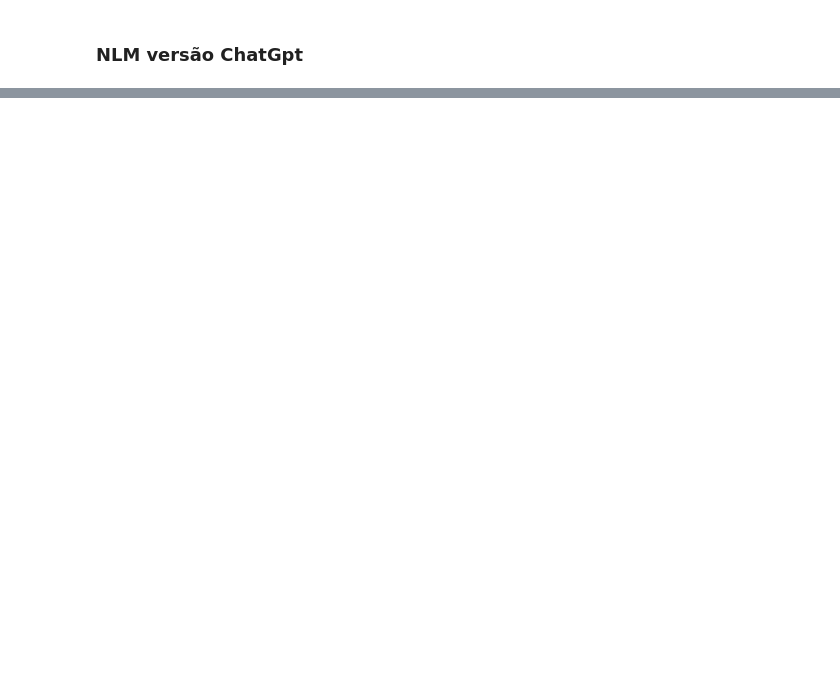
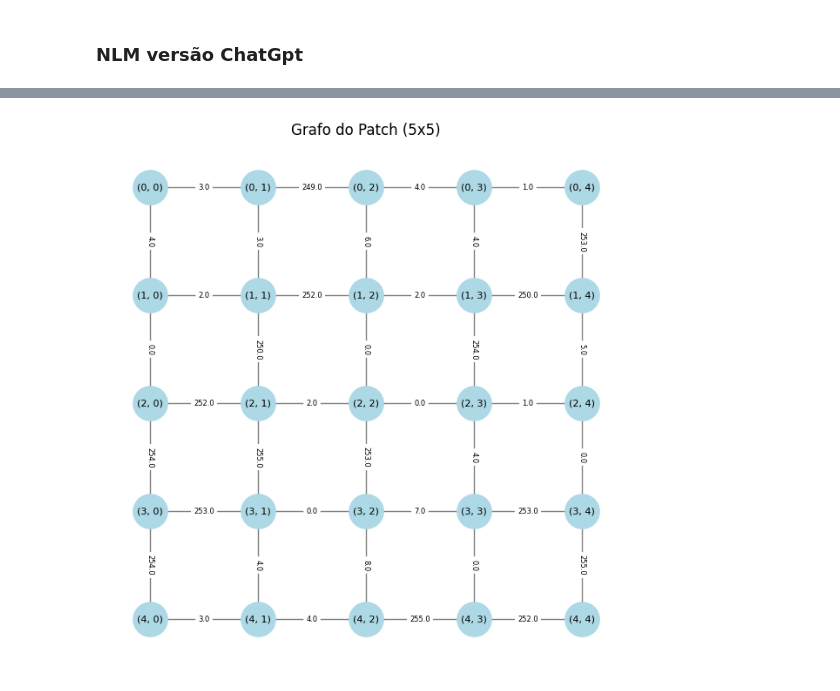
Before and after one commit to AdrianoCarvalh0/ProjectDoutorado, a Jupyter notebook: nlm.ipynb, the cells around one changed output, grey strips where cells are left out. Saved outputs shown, nothing was run; the diff lists cells and outputs as text; code cells hidden in the pictures; blank space fills up the shorter version.

```diff
--- a/nlm.ipynb
+++ b/nlm.ipynb
@@ -253,0 +216,59 @@ img[0:100,0:100]
+# %%
+import numpy as np
+import cv2
+import networkx as nx
+import matplotlib.pyplot as plt
+
+def extract_patch(image, center, size=5):
+    """Extrai um patch quadrado da imagem, centralizado em `center` com tamanho `size`."""
+    x, y = center
+    half = size // 2
+    return image[x - half:x + half + 1, y - half:y + half + 1]
+
+def build_patch_graph(patch):
+    """Cria um grafo onde os nós são pixels e as arestas têm pesos baseados na diferença de intensidade."""
+    rows, cols = patch.shape
+    G = nx.Graph()
+
+    for i in range(rows):
+        for j in range(cols):
+            G.add_node((i, j), intensity=patch[i, j])
+
+    for i in range(rows):
+        for j in range(cols):
+            if i + 1 < rows:
+                weight = abs(patch[i, j] - patch[i+1, j])
+                G.add_edge((i, j), (i+1, j), weight=weight)
+            if j + 1 < cols:
+                weight = abs(patch[i, j] - patch[i, j+1])
+                G.add_edge((i, j), (i, j+1), weight=weight)
+
+    return G
+
+def plot_graph(G, patch_size):
+    """Plota o grafo com os pixels do patch."""
+    pos = {node: (node[1], -node[0]) for node in G.nodes()}  # Ajuste da posição no grid
+    labels = {node: G.nodes[node]['intensity'] for node in G.nodes()}
+    edge_labels = {(u, v): f"{G[u][v]['weight']:.1f}" for u, v in G.edges()}
+
+    plt.figure(figsize=(6, 6))
+    nx.draw(G, pos, with_labels=True, node_size=800, node_color="lightblue", font_size=8, edge_color="gray")
+    nx.draw_networkx_edge_labels(G, pos, edge_labels=edge_labels, font_size=6, label_pos=0.5)
+    plt.title(f"Grafo do Patch ({patch_size}x{patch_size})")
+    plt.show()
+
+# Carregar imagem em escala de cinza
+image = cv2.imread("ruidosa/ruidosa_salt_pepper.png", cv2.IMREAD_GRAYSCALE)
+
+# Selecionar um patch centralizado em (100, 100)
+center = (100, 100)
+patch_size = 5
+patch = extract_patch(image, center, patch_size)
+
+# Criar o grafo do patch
+G = build_patch_graph(patch)
+
+# Visualizar o grafo
+plot_graph(G, patch_size)
+# %% [output]
+[figure, added]
```
Also changed, not shown: parts of 5 cells of this notebook, 7 other files.
